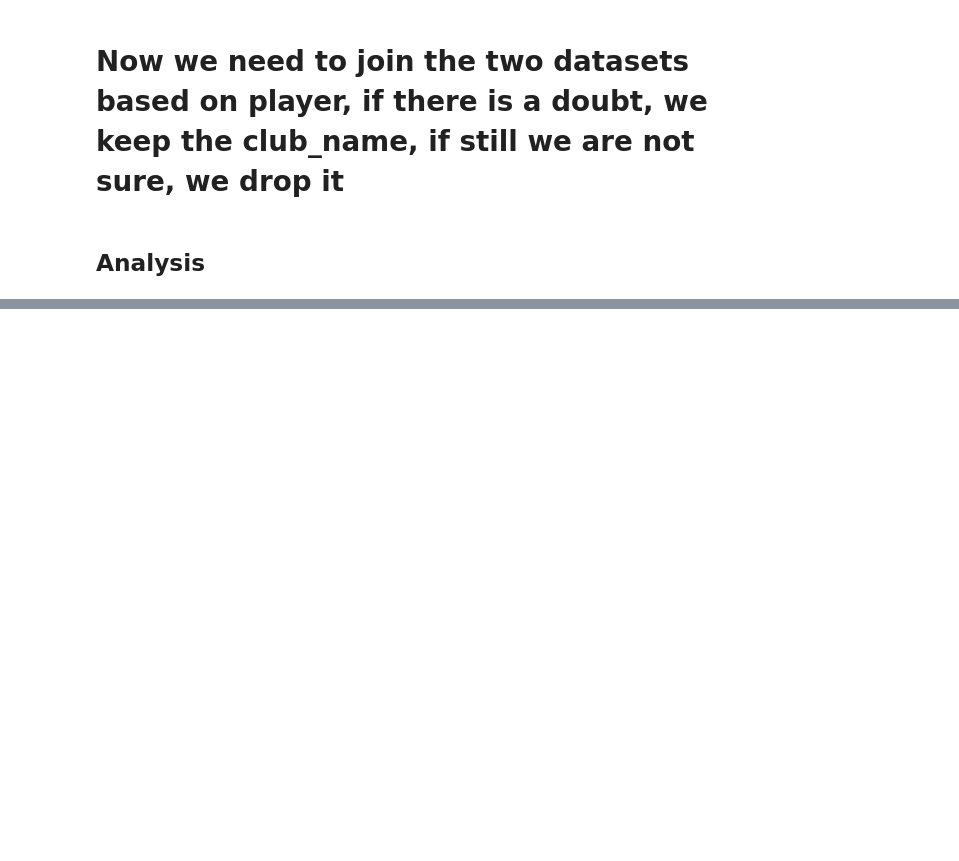
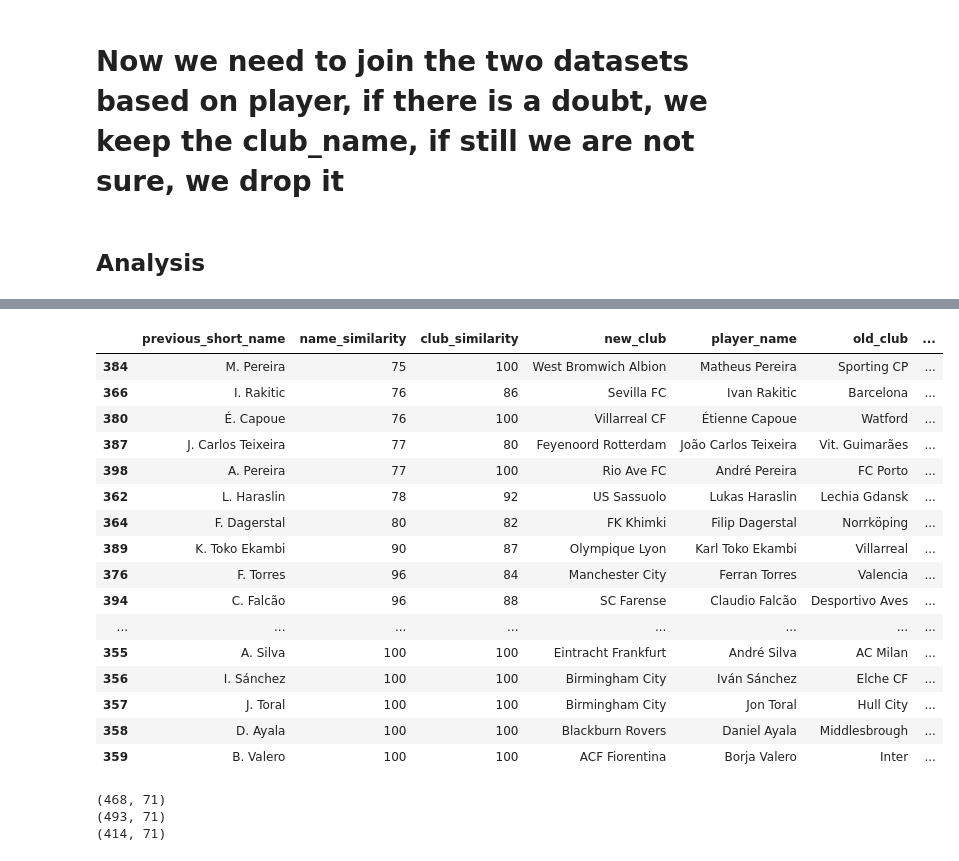
Before and after one commit to azanon00/Transfer_Strategy_Prescription, a Jupyter notebook: exploration_bis_oscar.ipynb, the cells around one changed output, grey strips where cells are left out. Drawn from its saved outputs; the diff is of its cells as text; code cells hidden in the pictures; blank space fills up the shorter version.

```diff
--- a/exploration_bis_oscar.ipynb
+++ b/exploration_bis_oscar.ipynb
@@ -213,7 +234,7 @@ def get_short_name(player_name):
 # %%
 def map_transfers(transfers, ratings):
     # let's try to map the club names from the transfers dataframe to the club names from the fifa dataframe
-    clubs_names = transfers.club_name.unique()
+    clubs_names = transfers.old_club.unique()
     fifa_clubs = ratings.club_name.unique()
 
     # create a dictionary to map the club names
@@ -228,10 +249,8 @@ def map_transfers(transfers, ratings):
         club_name_dict[club] = most_similar_club
 
     # map the club names
-    transfers['club_name_mapped'] = transfers['club_name'].map(club_name_dict)
+    transfers['club_name'] = transfers['old_club'].map(club_name_dict)
 
-    # rename club_name as transfers_club_name and club_name_mapped as club_name
-    transfers.rename(columns = {'club_name': 'transfers_club_name', 'club_name_mapped': 'club_name'}, inplace = True)
 
 
     # let's try to map the player names from the transfers dataframe to the player names from the fifa dataframe
@@ -248,22 +267,25 @@ def map_transfers(transfers, ratings):
 def add_name_mapping(transfers, ratings):
      # let's try to map the player names from the transfers dataframe to the player names from the fifa dataframe
     # use the get_most_similar function to get the most similar player name from the fifa dataframe
-    # create a dictionary to map the player names
-    player_name_dict = {}
+    # create an empty column "player_name_mapped" that we will add to transfers at the end
+    player_name_mapped = []
 
-    player_names = transfers.player_name.unique()
-    fifa_names = ratings.short_name.unique()
+    transfers_info = transfers[['player_name', 'club_name']].values
+    ratings_info = ratings[['short_name', 'club_name']].values
 
     # loop over the list of players
-    for player_name in tqdm(player_names):
+    for player in tqdm(transfers_info):
+        # check only the players that play in the same club from ratings
+        ratings_players = ratings_info[ratings_info[:, 1] == player[1]]
+
         # get the most similar player name from the fifa dataframe
-        most_similar_player = get_most_similar(player_name, fifa_names)
+        most_similar_player = get_most_similar(player[0], ratings_players[:, 0])
 
-        # add the mapping to the dictionary
-        player_name_dict[player_name] = most_similar_player
+        # add the most similar player name to the list
+        player_name_mapped.append(most_similar_player)
 
-    # map the player names
-    transfers['player_name_mapped'] = transfers['player_name'].map(player_name_dict)
+    # add the list to the transfers dataframe
+    transfers['player_name_mapped'] = player_name_mapped
 
     return transfers
 # %%
@@ -289,0 +348,41 @@ merged_20 = pd.merge(transfers_20, ratings_20, on = ['short_name', 'club_name'],
+# %%
+merged_22 = merge(transfers_22, ratings_22)
+merged_21 = merge(transfers_21, ratings_21)
+merged_20 = merge(transfers_20, ratings_20)
+
+# order by similarity, to check if the merge was successful
+merged_22.sort_values(by = 'name_similarity', ascending = True, inplace = True)
+merged_21.sort_values(by = 'name_similarity', ascending = True, inplace = True)
+merged_20.sort_values(by = 'name_similarity', ascending = True, inplace = True)
+
+# print merged_22 where previous_short_name is not null
+#merged_22[merged_22['previous_short_name'].notnull()].head(40)
+#merged_21[merged_21['previous_short_name'].notnull()].head(40)
+merged_20[merged_20['previous_short_name'].notnull()].head(40)
+# %% [output]
+|  | previous_short_name | name_similarity | club_similarity | new_club | player_name | old_club | ... |
+| 384 | M. Pereira | 75 | 100 | West Bromwich Albion | Matheus Pereira | Sporting CP | ... |
+| 366 | I. Rakitic | 76 | 86 | Sevilla FC | Ivan Rakitic | Barcelona | ... |
+| 380 | É. Capoue | 76 | 100 | Villarreal CF | Étienne Capoue | Watford | ... |
+| 387 | J. Carlos Teixeira | 77 | 80 | Feyenoord Rotterdam | João Carlos Teixeira | Vit. Guimarães | ... |
+| 398 | A. Pereira | 77 | 100 | Rio Ave FC | André Pereira | FC Porto | ... |
+| 362 | L. Haraslin | 78 | 92 | US Sassuolo | Lukas Haraslin | Lechia Gdansk | ... |
+| 364 | F. Dagerstal | 80 | 82 | FK Khimki | Filip Dagerstal | Norrköping | ... |
+| 389 | K. Toko Ekambi | 90 | 87 | Olympique Lyon | Karl Toko Ekambi | Villarreal | ... |
+| 376 | F. Torres | 96 | 84 | Manchester City | Ferran Torres | Valencia | ... |
+| 394 | C. Falcão | 96 | 88 | SC Farense | Claudio Falcão | Desportivo Aves | ... |
+| ... | ... | ... | ... | ... | ... | ... | ... |
+| 355 | A. Silva | 100 | 100 | Eintracht Frankfurt | André Silva | AC Milan | ... |
+| 356 | I. Sánchez | 100 | 100 | Birmingham City | Iván Sánchez | Elche CF | ... |
+| 357 | J. Toral | 100 | 100 | Birmingham City | Jon Toral | Hull City | ... |
+| 358 | D. Ayala | 100 | 100 | Blackburn Rovers | Daniel Ayala | Middlesbrough | ... |
+| 359 | B. Valero | 100 | 100 | ACF Fiorentina | Borja Valero | Inter | ... |
+# %%
+# print all shapes
+print(merged_22.shape)
+print(merged_21.shape)
+print(merged_20.shape)
+# %% [output]
+(468, 71)
+(493, 71)
+(414, 71)
```
Also changed, not shown: parts of 8 cells of this notebook.
